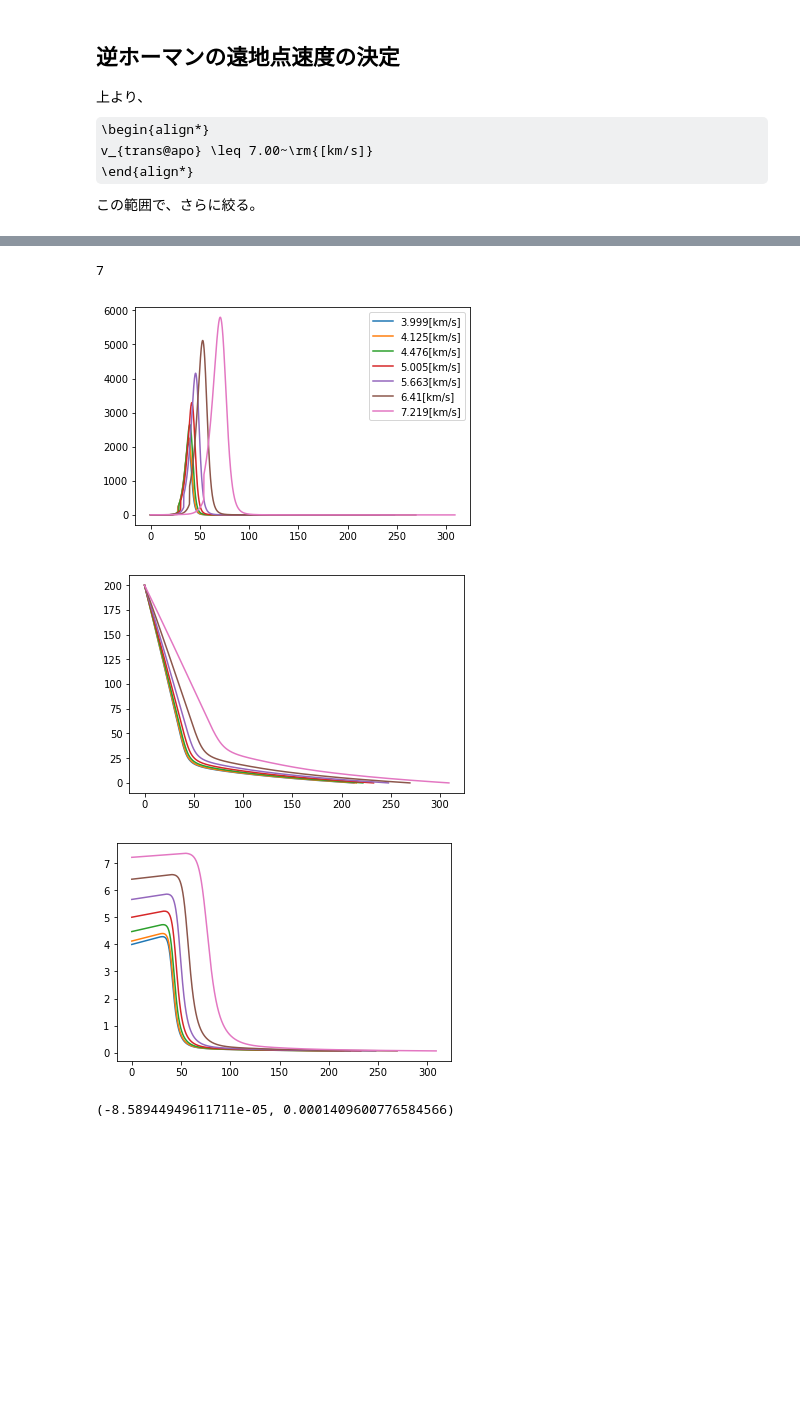
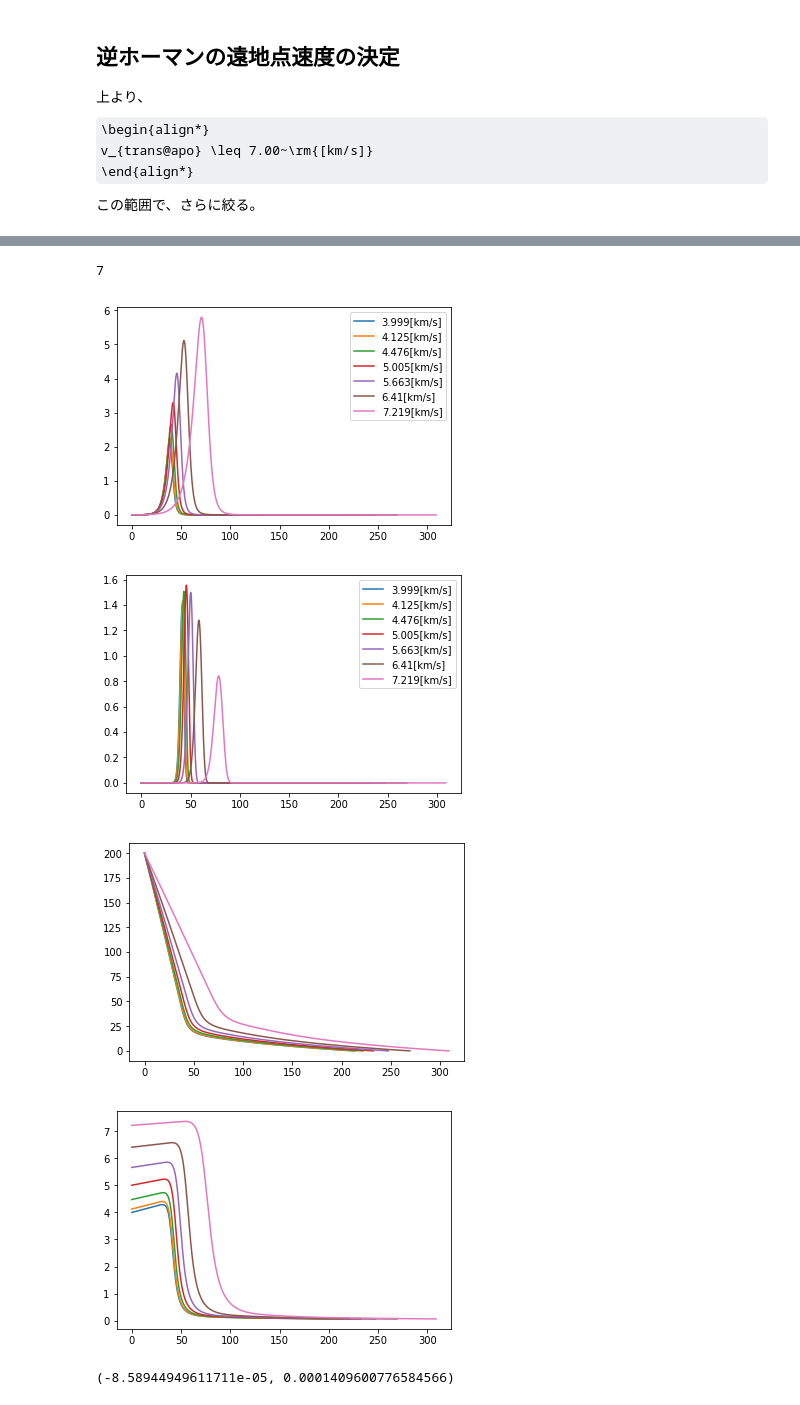
Before and after one commit to kminoda/seed_bank_in_space, a Jupyter notebook: src/delta_v_simu.ipynb, the cells around one changed output, grey strips where cells are left out. Cells and saved outputs as stored; diff of their text form; code cells hidden in the pictures; some formulas as TeX source; blank space fills up the shorter version.

```diff
--- a/src/delta_v_simu.ipynb
+++ b/src/delta_v_simu.ipynb
@@ -30,8 +30,8 @@ gamma_reEntry = -5.0 #再突入時の経路角(結構浅め)[deg]
 
 #機体によるので、あとで
 M_capcell = 80.0 #はやぶさ参照[kg]
-A = 0.2 #ハヤブサよりちょい大きめ[kg]
-Rn = 0.2#てきとー
+A = 1 #ハヤブサよりちょい大きめ[kg]
+Rn = 1#てきとー
 
 #なんかを参照
 Cd = 1.6
@@ -275,10 +247,0 @@ plt.show()
-# %%
-v_ent_lst = np.arange(5,15,1)
-gamma_ent_lst = np.arange(-15,-8,1)
-max_heat_lst = np.zeros((len(gamma_ent_lst),len(v_ent_lst)))
-for i in range(len(v_ent_lst)):
-    for j in range(len(gamma_ent_lst)):
-        _, _, _, _, heating_rate = re_entry(v_ent_lst[i], gamma_ent_lst[j])
-        max_heat_lst[j,i] = max(heating_rate)
-X, Y = np.meshgrid(v_ent_lst, gamma_ent_lst)
-Z = max_heat_lst
@@ -454,28 +372,35 @@ v_{trans@apo} \leq 7.00~\rm{[km/s]}
 \end{align*}
 この範囲で、さらに絞る。
 # %%
-v_trans_apo_lst = np.arange(0.01, 7.00, 1)
+#アポジキックの存在可能速度範囲
+v_trans_apo_lst = np.arange(0.01, 7.00, 0.1)
+
 #大気圏突入速度と経路角を決定する。
 Re = R_earth+200
-v_entry_lst = np.zeros_like(v_trans_apo_lst)
-fpa_entry_lst = np.zeros_like(v_trans_apo_lst)
+v_entry_lst = np.zeros_like(v_trans_apo_lst) #大気圏突入速度
+fpa_entry_lst = np.zeros_like(v_trans_apo_lst) #経路角
 for i in range(len(v_trans_apo_lst)):
     v_entry_lst[i] = np.sqrt(v_trans_apo_lst[i]**2 + 2*MU*(1/Re-1/Ra))
     fpa_entry_lst[i] = np.rad2deg(-np.arccos(v_trans_apo_lst[i]*Ra/v_entry_lst[i]/Re))
 
+"""
 fig, ax1 = plt.subplots()
 ax1.plot(v_trans_apo_lst, v_entry_lst, color='blue', label='v_entry[km/s]')
 ax2 = ax1.twinx()
 ax2.plot(v_trans_apo_lst, fpa_entry_lst, color='orange', label='FPA[deg]')
 plt.legend()
 plt.show()
+"""
 
 #その後着陸までの軌道決定。
-t_group, h_group, v_group, heatflux_group = [], [], [], []
+t_group, h_group, v_group, q_conv_group, q_rad_group, heat_flux_group = [], [], [], [], [], []
 for i in range(len(v_trans_apo_lst)):
-    t_atm_lst, h_atm_lst, v_atm_lst, gamma_atm_lst, heatflux_atm_lst \
+    t_atm_lst, h_atm_lst, v_atm_lst, gamma_atm_lst, q_conv_lst, q_rad_lst \
         =re_entry(v_entry_lst[i], fpa_entry_lst[i])
+    heat_flux_atm_lst = [j+k for j, k in zip(q_conv_lst, q_rad_lst)]
     t_group.append(t_atm_lst)
     h_group.append(h_atm_lst)
     v_group.append(v_atm_lst)
-    heatflux_group.append(heatflux_atm_lst)
+    q_conv_group.append(q_conv_lst)
+    q_rad_group.append(q_rad_lst)
+    heat_flux_group.append(heat_flux_atm_lst)
@@ -484,26 +458,33 @@ for i in range(len(v_trans_apo_lst)):
 # %%
 N = len(t_group)
 print(N)
 for i in range(N):
-    plt.plot(t_group[i], heatflux_group[i], label=str(v_entry_lst[i].round(3))+"[km/s]")
+    plt.plot(t_group[i], q_conv_group[i], label=str(v_entry_lst[i].round(3))+"[km/s]")
 plt.legend()
-plt.savefig('../output/heating_rate.png')
+plt.savefig('../output/q_conv.png')
+plt.show()
+
+for i in range(N):
+    plt.plot(t_group[i], q_rad_group[i], label=str(v_entry_lst[i].round(3))+"[km/s]")
+plt.legend()
+plt.savefig('../output/q_rad.png')
 plt.show()
 
 for i in range(N):
     plt.plot(t_group[i], h_group[i])
 plt.savefig("../output/height.png")
 plt.show()
 
 for i in range(N):
     plt.plot(t_group[i], v_group[i])
 plt.savefig("../output/height.png")
 plt.show()
 # %% [output]
 7
-[figure, old version]
+[figure, new version]
-[figure, old version]
+[figure, new version]
-[figure, old version]
+[figure, new version]
+[figure, added]
 # %%
 #擾乱の永年項を計算
 #計算量多めなので、後で直す
```
Also changed, not shown: parts of 15 cells of this notebook, 5 other files.
